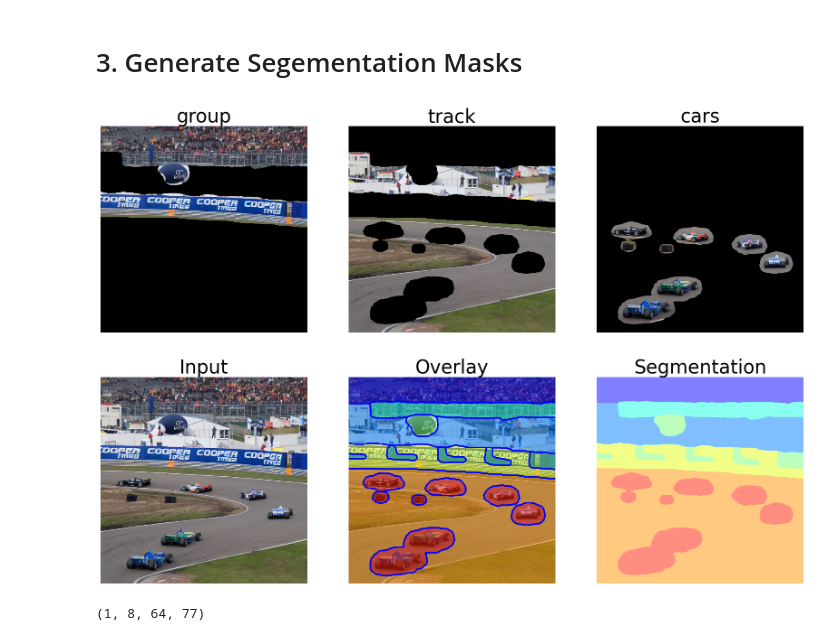
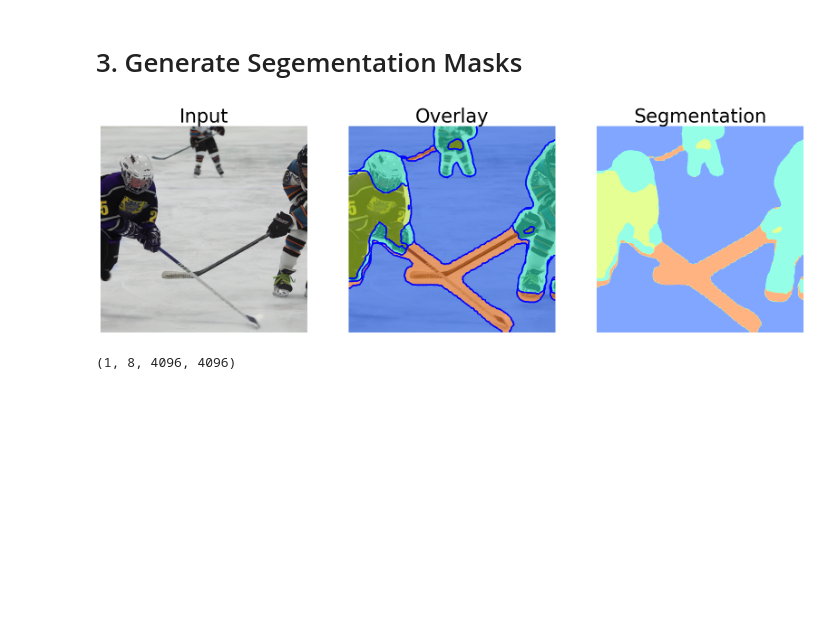
Before and after one commit to chrisoffner/dl23_course_project, a Jupyter notebook: diffseg.ipynb, the cells around one changed output. Drawn from its saved outputs; the diff is of its cells as text; code cells hidden in the pictures; blank space fills up the shorter version.

Commit message:
Stripped out BLIP code

```diff
--- a/diffseg.ipynb
+++ b/diffseg.ipynb
@@ -61,26 +51,16 @@ If your task is similar to the task the model of the checkpoint was trained on,
 # %% [markdown]
 # 2. Run Inference on Real Images
 # %%
-# The first time running this cell will be slow
-# because the model needs to download and loads pre-trained weights.
+# The first time running this cell will be slow because the model needs to download and loads pre-trained weights.
 
-image_path = "./images/img5.jpeg" # Specify the path to your image
-
-if blip is not None:
-  with tf.device('/GPU:1'):
-    inputs = processor(images=Image.open(image_path), return_tensors="tf")
-    out = blip.generate(**inputs)
-    prompt = processor.decode(out[0], skip_special_tokens=True)
-    print(prompt)
-else:
-  prompt = None
+image_path = "./images/img1.jpeg" # Specify the path to your image
 
 with tf.device('/GPU:0'):
   images = process_image(image_path)
   images = augmenter(images)
   latent = vae(tf.expand_dims(images, axis=0), training=False)
-  images, weight_64, weight_32, weight_16, weight_8, x_weights_64, x_weights_32, x_weights_16, x_weights_8 = model.text_to_image(
-    prompt,
+  images, weight_64, weight_32, weight_16, weight_8, _, _, _, _ = model.text_to_image(
+    prompt=None,
     batch_size=1,
     latent=latent,
     timestep=300
@@ -133,26 +72,18 @@ array([[[[9.9516958e-01, 1.4802378e-04, 8.0700403e-05, ...,
 # %%
 KL_THRESHOLD = [0.9]*3 # KL_THRESHOLD controls the merging threshold
 NUM_POINTS = 16
 REFINEMENT = True
 
 
 with tf.device('/GPU:0'):
   segmentor = DiffSeg(KL_THRESHOLD, REFINEMENT, NUM_POINTS)
   pred = segmentor.segment(weight_64, weight_32, weight_16, weight_8) # b x 512 x 512
-  if blip is not None:
-    tokenized = nltk.word_tokenize(prompt)
-    nouns = [(i,word) for i,(word, pos) in enumerate(nltk.pos_tag(tokenized)) if is_noun(pos)]
 
   for i in range(len(images)):
-    if blip is not None:
-      x_weight = segmentor.aggregate_x_weights([x_weights_64[i],x_weights_32[i], x_weights_16[i], x_weights_8[i]],weight_ratio=[1.0,1.0,1.0,1.0])
-      label_to_mask = segmentor.get_semantics(pred[i], x_weight[i], nouns,voting="mean")
-      semantic_mask(images[i], pred[i], label_to_mask)
-    vis_without_label(pred[i],images[i],num_class=len(set(pred[i].flatten())))
+    vis_without_label(pred[i], images[i], num_class=len(set(pred[i].flatten())))
 # %% [output]
-[figure, old version]
+[figure, new version]
-[figure, removed]
 # %%
-x_weights_8.shape
+weight_64.shape
 # %% [output]
-(1, 8, 64, 77)
+(1, 8, 4096, 4096)
```
Also changed, not shown: parts of 9 cells of this notebook, 5 other files.
